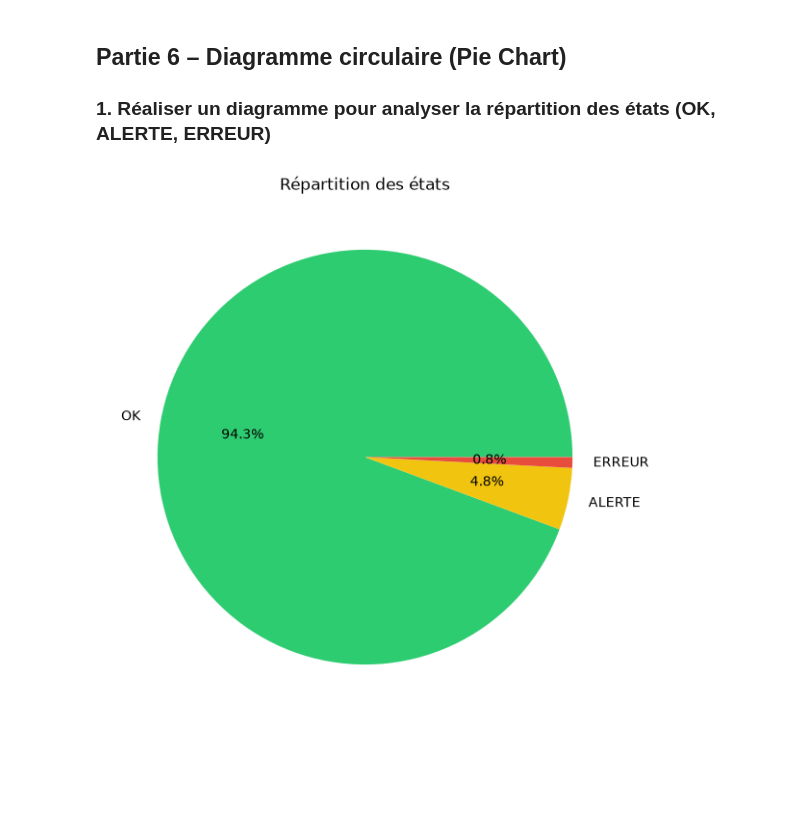
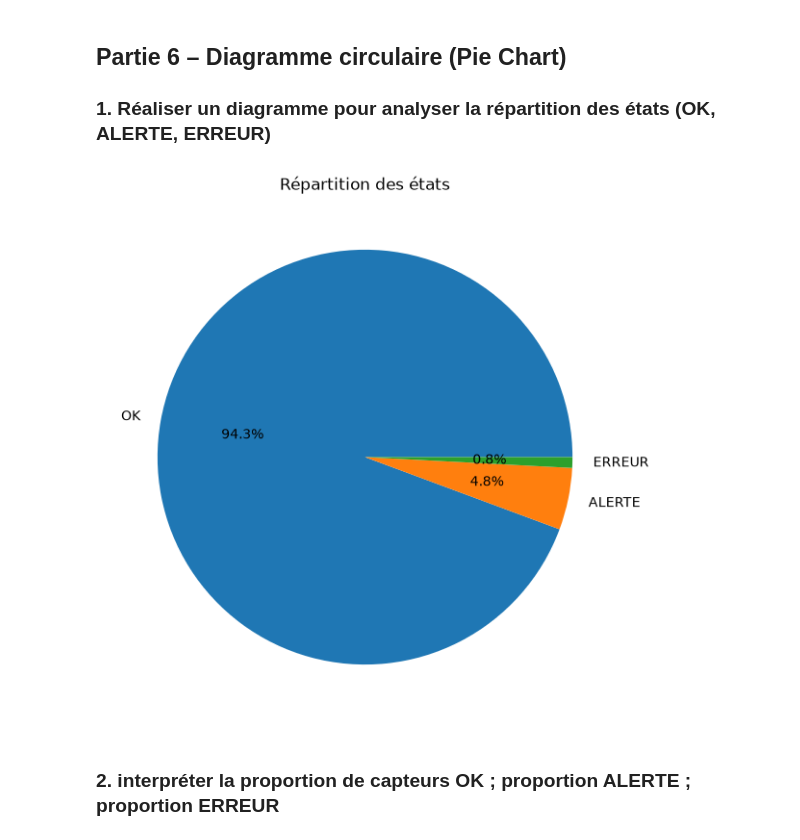
Before and after one commit to DIOPBARHAM/-atelier_matplotlib_iot-, a Jupyter notebook: notebooks/atelier_matplotlib_iot.ipynb, the cells around one changed output. Drawn from its saved outputs; the diff is of its cells as text; code cells hidden in the pictures; blank space fills up the shorter version.

Commit message:
2. interpréter la proportion de capteurs OK ; proportion ALERTE ; proportion ERREUR

```diff
--- a/notebooks/atelier_matplotlib_iot.ipynb
+++ b/notebooks/atelier_matplotlib_iot.ipynb
@@ -256,15 +256,12 @@ Oui, la consommation présente davantage de dispersion que la température. Sa b
 # %%
 # Calcul de l'effectif pour chaque état
 etats = df['etat'].dropna().value_counts()
-
 plt.figure(figsize=(7, 7))
-
 # Tracé du diagramme circulaire
-plt.pie(etats, labels=etats.index, autopct='%1.1f%%',
-        colors=['#2ecc71', '#f1c40f', '#e74c3c']
-        )  # Mise en valeur des anomalies (ALERTE et ERREUR)
-
+plt.pie(etats, labels=etats.index, autopct='%1.1f%%')
 plt.title("Répartition des états")
 plt.show()
 # %% [output]
-[figure, old version]
+[figure, new version]
+# %% [markdown]
+### 2. interpréter la proportion de capteurs OK ; proportion ALERTE ; proportion ERREUR
```
Also changed, not shown: parts of 2 cells of this notebook.
